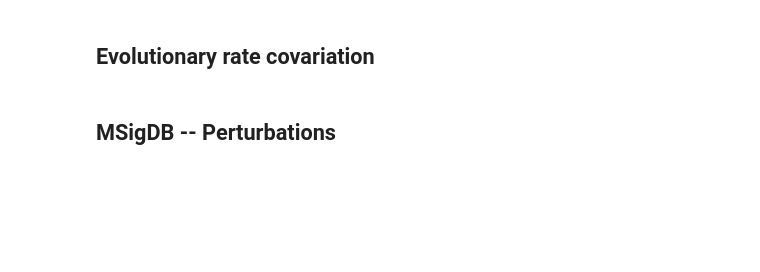
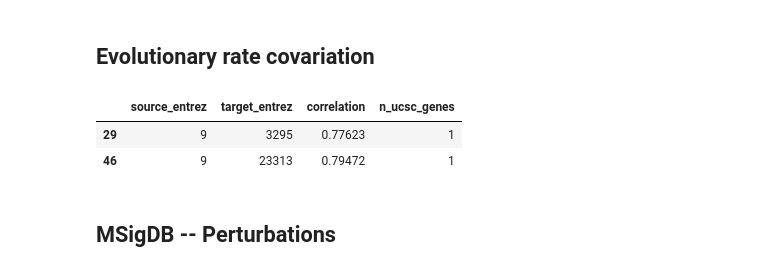
Before and after one commit to dhimmel/integrate, a Jupyter notebook: integrate.ipynb, the cells around one changed output. Drawn from its saved outputs; the diff is of its cells as text; code cells hidden in the pictures; blank space fills up the shorter version.

```diff
--- a/integrate.ipynb
+++ b/integrate.ipynb
@@ -351,10 +417,14 @@ for i, row in ppi_df.iterrows():
 # %%
 commit = '757733f77a89499439c887acb88456e011c5322e'
 url = rawgit('dhimmel', 'erc', commit, 'data/erc_mam33-entrez-gt-0.6.tsv.gz')
-erc_df = pandas.read_table(open_gz_url(url))
+erc_df = pandas.read_table(url, compression='gzip')
 erc_df = erc_df[erc_df.correlation >= 0.75]
 erc_df = erc_df[erc_df.source_entrez.isin(coding_genes) & erc_df.target_entrez.isin(coding_genes)]
 erc_df.head(2)
+# %% [output]
+|  | source_entrez | target_entrez | correlation | n_ucsc_genes |
+| 29 | 9 | 3295 | 0.77623 | 1 |
+| 46 | 9 | 23313 | 0.79472 | 1 |
 # %%
 for i, row in erc_df.iterrows():
     source_id = 'gene', row.source_entrez
```
Also changed, not shown: parts of 42 cells of this notebook, 3 other files.
